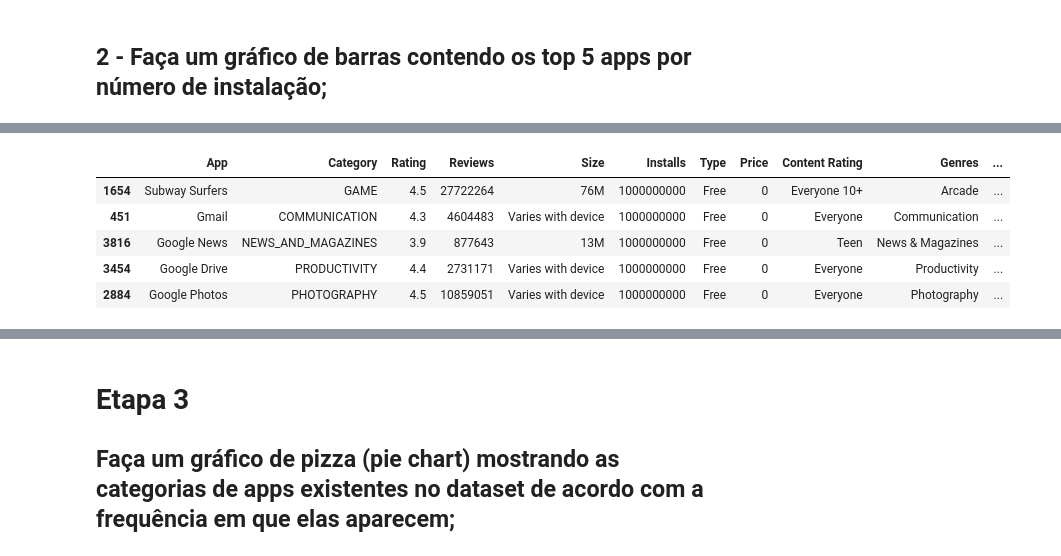
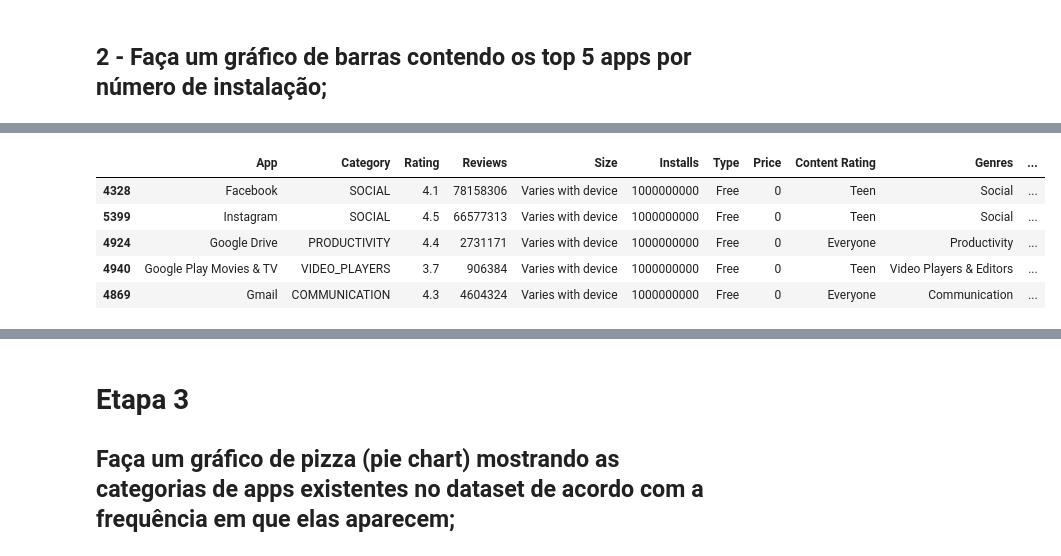
Before and after one commit to pgdemiranda/compass.uol-AWS, a Jupyter notebook: Sprint 2/Desafio/desafio.ipynb, the cells around one changed output, grey strips where cells are left out. Saved outputs shown, nothing was run; the diff lists cells and outputs as text; code cells hidden in the pictures.

```diff
--- a/Sprint 2/Desafio/desafio.ipynb
+++ b/Sprint 2/Desafio/desafio.ipynb
@@ -97,0 +187,2 @@ df1.drop_duplicates(inplace=True)
+# %%
+df1['Installs'] = df1['Installs'].str.replace('+', '').str.replace(',', '').astype(int)
@@ -98,3 +197,5 @@ df1.drop_duplicates(inplace=True)
+# %%
+df1 = df1.loc[df1.groupby('App')['Installs'].idxmax()].reset_index(drop=True)
 # %% [markdown]
 Conferimos novamente a dimensão dos dados e constatamos que o número total de linhas foi afetado, mostrando que a eliminação de dados duplicados foi efetiva. Usamos a função duplicated() e sum() para conferir se há ainda dados duplicados no dataframe df1.
 # %%
@@ -155,6 +212,0 @@ Existe um dado registrado como 'Free', o que nos leva a crer que foi um erro na
-# %%
-free = df2.loc[10472].copy()
-correcao = [free['App']] + [np.nan] + list(free[1:].values)[:-1]
-df2.loc[10472] = correcao
-
-print(df2.loc[10472])
@@ -178,2 +212,0 @@ Agora vamos precisar limpar a coluna retirando o sinal gráfico de '+' e convert
-# %%
-df2['Installs'] = df2['Installs'].str.replace('+', '').str.replace(',', '').astype(int)
@@ -182,10 +241,10 @@ Feita a limpeza e a conversão, vamos ordenar a lista, selecionar um top 5 e plo
 # %%
-df_aux = df2.sort_values('Installs', ascending=False).drop_duplicates('App', keep='first').head()
+df_aux = df2.sort_values('Installs', ascending=False).head()
 df_aux
 # %% [output]
 |  | App | Category | Rating | Reviews | Size | Installs | Type | Price | Content Rating | Genres | ... |
-| 1654 | Subway Surfers | GAME | 4.5 | 27722264 | 76M | 1000000000 | Free | 0 | Everyone 10+ | Arcade | ... |
-| 451 | Gmail | COMMUNICATION | 4.3 | 4604483 | Varies with device | 1000000000 | Free | 0 | Everyone | Communication | ... |
-| 3816 | Google News | NEWS_AND_MAGAZINES | 3.9 | 877643 | 13M | 1000000000 | Free | 0 | Teen | News & Magazines | ... |
-| 3454 | Google Drive | PRODUCTIVITY | 4.4 | 2731171 | Varies with device | 1000000000 | Free | 0 | Everyone | Productivity | ... |
-| 2884 | Google Photos | PHOTOGRAPHY | 4.5 | 10859051 | Varies with device | 1000000000 | Free | 0 | Everyone | Photography | ... |
+| 4328 | Facebook | SOCIAL | 4.1 | 78158306 | Varies with device | 1000000000 | Free | 0 | Teen | Social | ... |
+| 5399 | Instagram | SOCIAL | 4.5 | 66577313 | Varies with device | 1000000000 | Free | 0 | Teen | Social | ... |
+| 4924 | Google Drive | PRODUCTIVITY | 4.4 | 2731171 | Varies with device | 1000000000 | Free | 0 | Everyone | Productivity | ... |
+| 4940 | Google Play Movies & TV | VIDEO_PLAYERS | 3.7 | 906384 | Varies with device | 1000000000 | Free | 0 | Teen | Video Players & Editors | ... |
+| 4869 | Gmail | COMMUNICATION | 4.3 | 4604324 | Varies with device | 1000000000 | Free | 0 | Everyone | Communication | ... |
```
Also changed, not shown: parts of 29 cells of this notebook, 2 other files.
